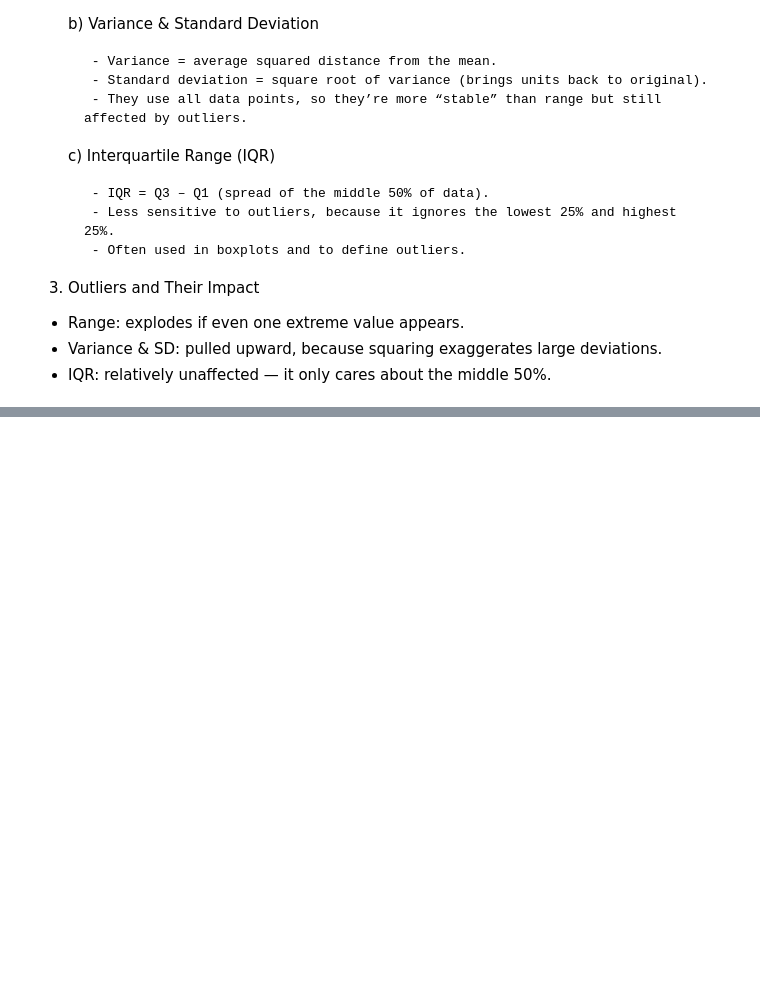
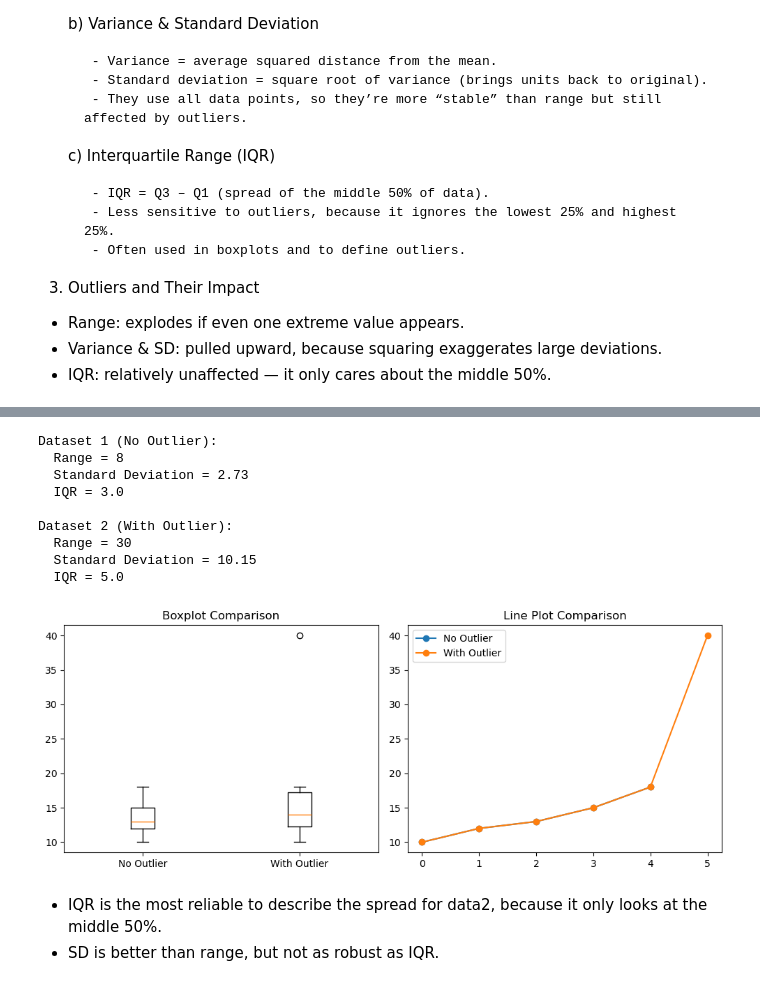
Before and after one commit to mlnotes2718/introduction-statistics-machine-learning, a Jupyter notebook: Statistics-in-ML-2-Spread-Dispersion.ipynb, the cells around one changed output, grey strips where cells are left out. Drawn from its saved outputs; the diff is of its cells as text; code cells hidden in the pictures; blank space fills up the shorter version.

Commit message:
add new notes on spread and dispersion

```diff
--- a/Statistics-in-ML-2-Spread-Dispersion.ipynb
+++ b/Statistics-in-ML-2-Spread-Dispersion.ipynb
@@ -38,0 +99,63 @@ Question for you: If both have the same mean, which dataset would be harder to p
+# %%
+import matplotlib.pyplot as plt
+import numpy as np
+
+# Dataset without outlier
+data1 = [10, 12, 13, 15, 18]
+
+# Dataset with outlier
+data2 = [10, 12, 13, 15, 18, 40]
+
+def summary_stats(data):
+    data = np.array(data)
+    r = data.max() - data.min()
+    sd = np.std(data, ddof=0)  # population SD
+    q1 = np.percentile(data, 25)
+    q3 = np.percentile(data, 75)
+    iqr = q3 - q1
+    return r, sd, iqr
+
+# Calculate stats
+r1, sd1, iqr1 = summary_stats(data1)
+r2, sd2, iqr2 = summary_stats(data2)
+
+print("Dataset 1 (No Outlier):")
+print(f"  Range = {r1}")
+print(f"  Standard Deviation = {sd1:.2f}")
+print(f"  IQR = {iqr1}\n")
+
+print("Dataset 2 (With Outlier):")
+print(f"  Range = {r2}")
+print(f"  Standard Deviation = {sd2:.2f}")
+print(f"  IQR = {iqr2}\n")
+
+# --- Boxplots ---
+plt.figure(figsize=(10,4))
+
+plt.subplot(1,2,1)
+plt.boxplot([data1, data2], tick_labels=["No Outlier", "With Outlier"])
+plt.title("Boxplot Comparison")
+
+# --- Line plot ---
+plt.subplot(1,2,2)
+plt.plot(data1, "o-", label="No Outlier")
+plt.plot(data2, "o-", label="With Outlier")
+plt.title("Line Plot Comparison")
+plt.legend()
+
+plt.tight_layout()
+plt.show()
+# %% [output]
+Dataset 1 (No Outlier):
+  Range = 8
+  Standard Deviation = 2.73
+  IQR = 3.0
+
+Dataset 2 (With Outlier):
+  Range = 30
+  Standard Deviation = 10.15
+  IQR = 5.0
+[figure, added]
+# %% [markdown]
+- IQR is the most reliable to describe the spread for data2, because it only looks at the middle 50%.
+- SD is better than range, but not as robust as IQR.
```
Also changed, not shown: parts of 40 cells of this notebook.
